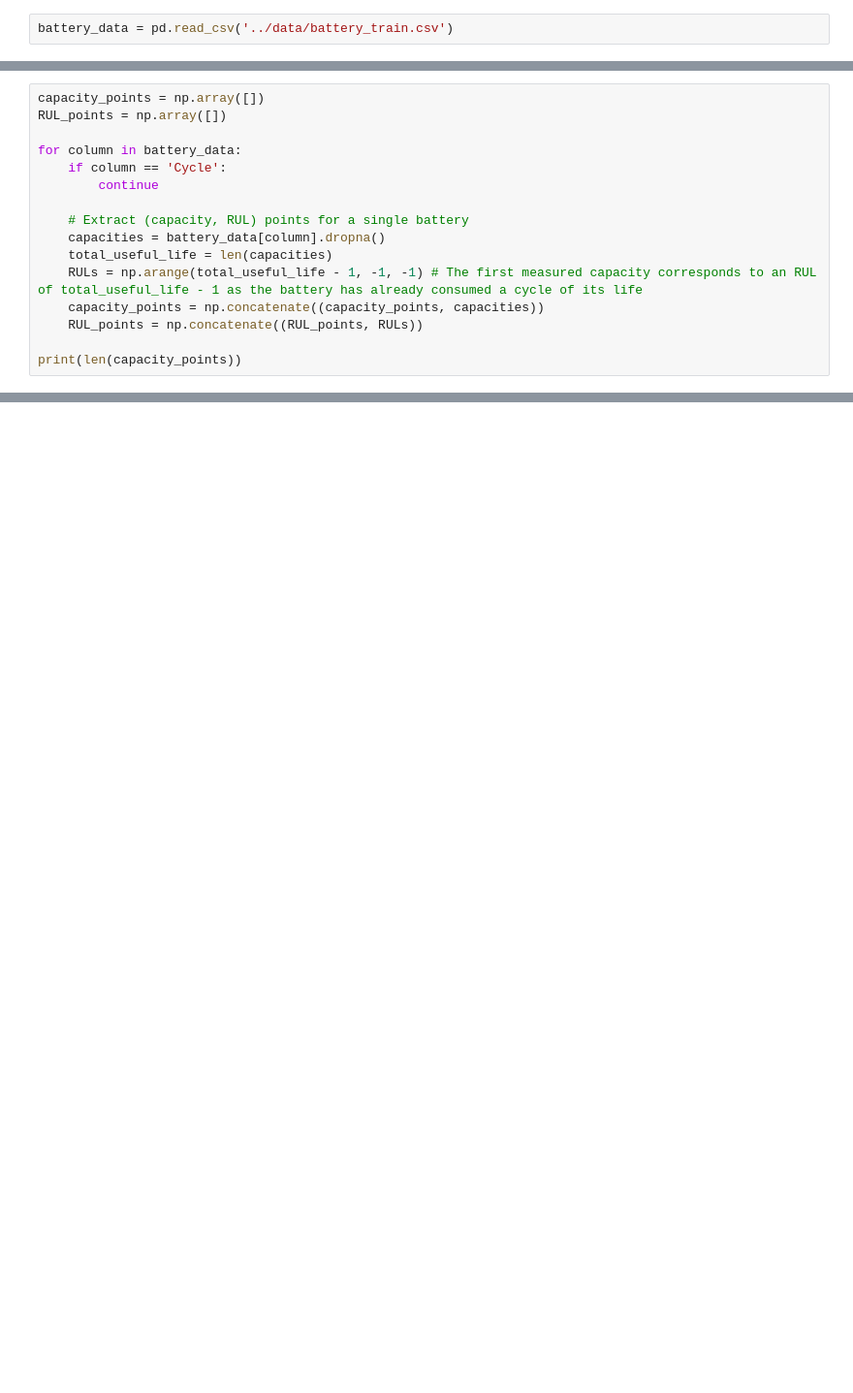
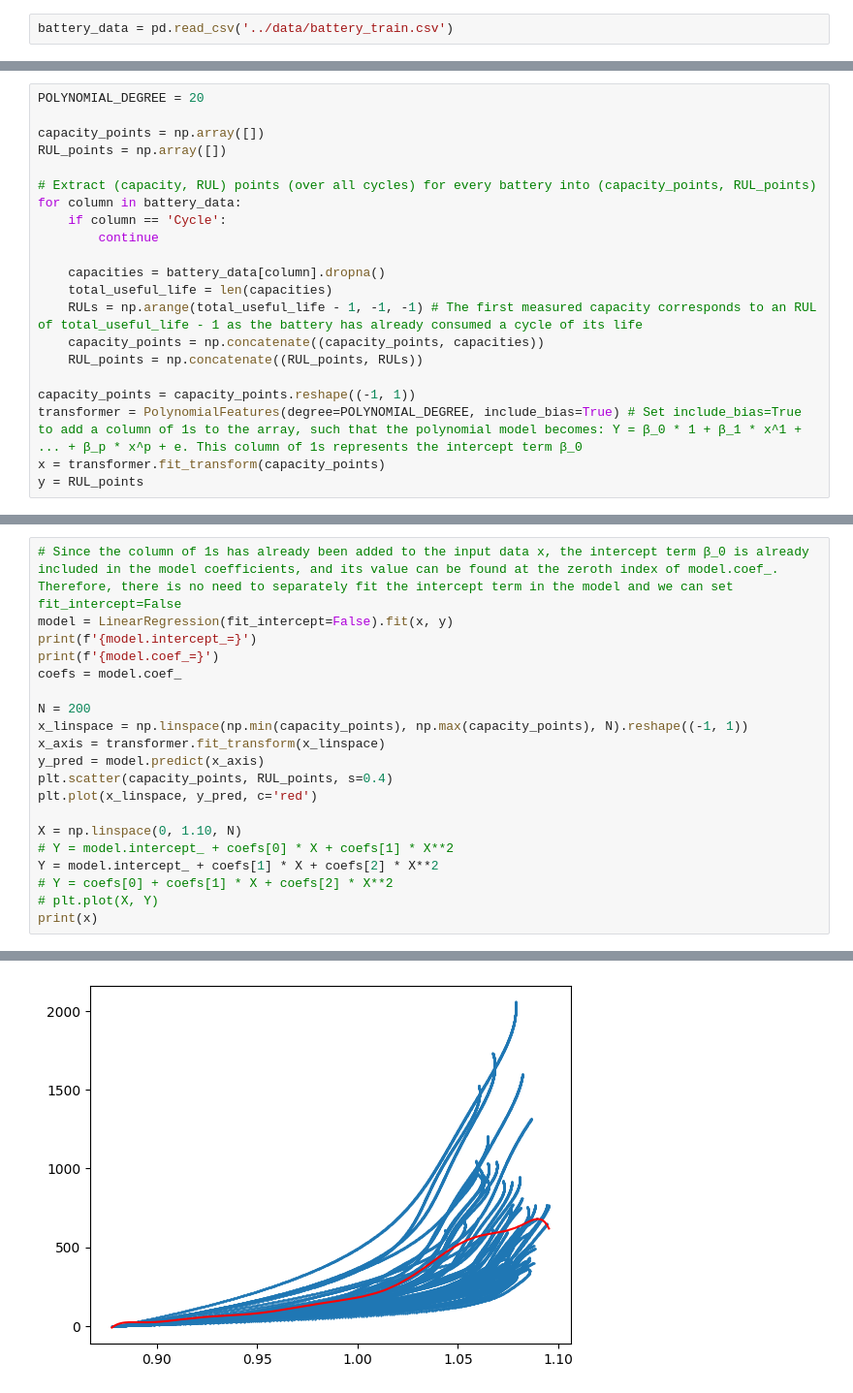
Before and after one commit to oThommy/modelleren-2a-14, a Jupyter notebook: src/regression_model.ipynb, the cells around one changed output, grey strips where cells are left out. Shown at 97% size. Drawn from its saved outputs; the diff is of its cells as text; blank space fills up the shorter version.

Commit message:
Make basics polynomial regression model

```diff
--- a/src/regression_model.ipynb
+++ b/src/regression_model.ipynb
@@ -39,16 +12,21 @@ print(RUL)
 # %%
+POLYNOMIAL_DEGREE = 20
+
 capacity_points = np.array([])
 RUL_points = np.array([])
 
+# Extract (capacity, RUL) points (over all cycles) for every battery into (capacity_points, RUL_points)
 for column in battery_data:
     if column == 'Cycle':
         continue
 
-    # Extract (capacity, RUL) points for a single battery
     capacities = battery_data[column].dropna()
     total_useful_life = len(capacities)
     RULs = np.arange(total_useful_life - 1, -1, -1) # The first measured capacity corresponds to an RUL of total_useful_life - 1 as the battery has already consumed a cycle of its life
     capacity_points = np.concatenate((capacity_points, capacities))
     RUL_points = np.concatenate((RUL_points, RULs))
 
-print(len(capacity_points))
+capacity_points = capacity_points.reshape((-1, 1))
+transformer = PolynomialFeatures(degree=POLYNOMIAL_DEGREE, include_bias=True) # Set include_bias=True to add a column of 1s to the array, such that the polynomial model becomes: Y = β_0 * 1 + β_1 * x^1 + ... + β_p * x^p + e. This column of 1s represents the intercept term β_0
+x = transformer.fit_transform(capacity_points)
+y = RUL_points
@@ -56,0 +35,21 @@ print(len(capacity_points))
+# %%
+# Since the column of 1s has already been added to the input data x, the intercept term β_0 is already included in the model coefficients, and its value can be found at the zeroth index of model.coef_. Therefore, there is no need to separately fit the intercept term in the model and we can set fit_intercept=False
+model = LinearRegression(fit_intercept=False).fit(x, y)
+print(f'{model.intercept_=}')
+print(f'{model.coef_=}')
+coefs = model.coef_
+
+N = 200
+x_linspace = np.linspace(np.min(capacity_points), np.max(capacity_points), N).reshape((-1, 1))
+x_axis = transformer.fit_transform(x_linspace)
+y_pred = model.predict(x_axis)
+plt.scatter(capacity_points, RUL_points, s=0.4)
+plt.plot(x_linspace, y_pred, c='red')
+
+X = np.linspace(0, 1.10, N)
+# Y = model.intercept_ + coefs[0] * X + coefs[1] * X**2
+Y = model.intercept_ + coefs[1] * X + coefs[2] * X**2
+# Y = coefs[0] + coefs[1] * X + coefs[2] * X**2
+# plt.plot(X, Y)
+print(x)
+# %% [output]
@@ -56,0 +70 @@ print(len(capacity_points))
+[figure, added]
```
Also changed, not shown: parts of 10 cells of this notebook.
